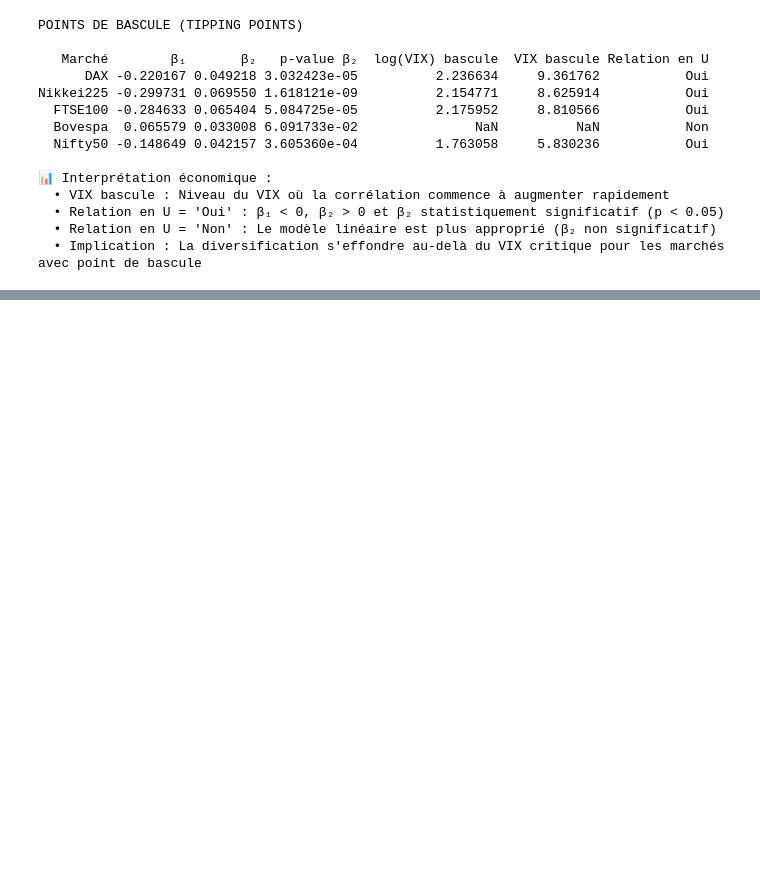
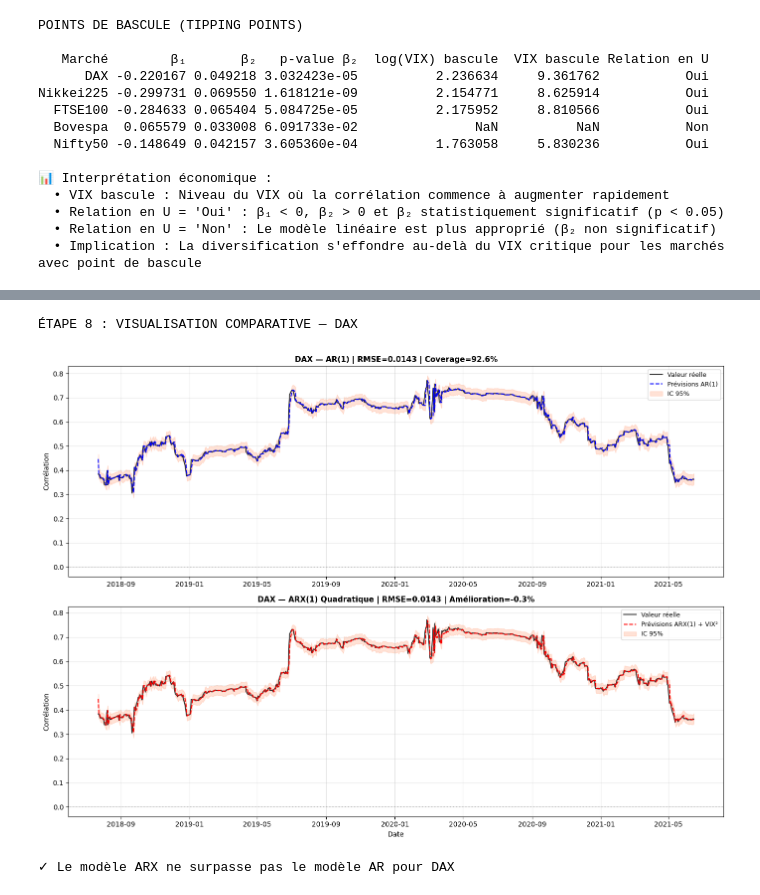
Before and after one commit to Lilas-Bertot/ETUDE-DE-CAS-1-V3, a Jupyter notebook: Étude de Cas.ipynb, the cells around one changed output, grey strips where cells are left out. Drawn from its saved outputs; the diff is of its cells as text; code cells hidden in the pictures; blank space fills up the shorter version.

```diff
--- a/Étude de Cas.ipynb
+++ b/Étude de Cas.ipynb
@@ -1645,0 +1717,18 @@ COMPARAISON VISUELLE : LINÉAIRE vs QUADRATIQUE (superposés)
+# %%
+# ÉTAPE 2 : Split train/test pour modèles ARX (même split que Partie 2.2)
+
+# Utiliser l'intersection des indices (arx_data a une ligne de moins à cause du lag)
+train_idx = train_data.index.intersection(arx_data.index)
+test_idx = test_data.index.intersection(arx_data.index)
+
+arx_train = arx_data.loc[train_idx]
+arx_test = arx_data.loc[test_idx]
+
+print("ÉTAPE 2 : SPLIT TRAIN/TEST POUR MODÈLES ARX")
+print(f"\nTraining set : {len(arx_train)} observations")
+print(f"  Période : {arx_train.index[0].date()} à {arx_train.index[-1].date()}")
+
+print(f"\nTest set : {len(arx_test)} observations")
+print(f"  Période : {arx_test.index[0].date()} à {arx_test.index[-1].date()}")
+
+print(f"\n✓ Split aligné avec AR (perte d'1 observation à cause du lag VIX)")
@@ -1645,0 +2111,58 @@ COMPARAISON VISUELLE : LINÉAIRE vs QUADRATIQUE (superposés)
+# %%
+# ÉTAPE 8 : Visualisation comparative pour un marché
+
+# Sélectionner un marché pour visualisation détaillée
+selected_market = 'DAX'
+
+print(f"ÉTAPE 8 : VISUALISATION COMPARATIVE — {selected_market}\n")
+
+models = arx_results[selected_market]
+ar_model = models['ar']
+arx_model = models['arx']
+
+# Récupérer les données de test
+test_corr = arx_test[f'corr_SP500_{selected_market}']
+test_dates = test_corr.index
+
+fig, (ax1, ax2) = plt.subplots(2, 1, figsize=(14, 10))
+
+# Graphique 1 : Modèle AR
+ax1.plot(test_dates, ar_model['actuals'], label='Valeur réelle',
+         color='black', linewidth=1.5, alpha=0.8)
+ax1.plot(test_dates, ar_model['forecasts'], label=f'Prévisions AR({ar_model["p"]})',
+         color='blue', linewidth=1.5, linestyle='--')
+ax1.fill_between(test_dates, ar_model['lower_ci'], ar_model['upper_ci'],
+                  color='lightsalmon', alpha=0.3, label='IC 95%')
+ax1.set_title(f"{selected_market} — AR({ar_model['p']}) | RMSE={ar_model['rmse_test']:.4f} | Coverage={ar_model['coverage']:.1f}%",
+              fontsize=11, fontweight='bold')
+ax1.set_ylabel('Corrélation', fontsize=10)
+ax1.legend(loc='best', fontsize=9)
+ax1.grid(True, alpha=0.3)
+ax1.axhline(y=0, color='gray', linestyle=':', linewidth=0.8)
+
+# Graphique 2 : Modèle ARX Quadratique
+ax2.plot(test_dates, arx_model['actuals'], label='Valeur réelle',
+         color='black', linewidth=1.5, alpha=0.8)
+ax2.plot(test_dates, arx_model['forecasts'], label=f'Prévisions ARX({arx_model["p"]}) + VIX²',
+         color='red', linewidth=1.5, linestyle='--')
+ax2.fill_between(test_dates, arx_model['lower_ci'], arx_model['upper_ci'],
+                  color='lightsalmon', alpha=0.3, label='IC 95%')
+
+improvement = ((ar_model['rmse_test'] - arx_model['rmse_test']) / ar_model['rmse_test']) * 100
+
+ax2.set_title(f"{selected_market} — ARX({arx_model['p']}) Quadratique | RMSE={arx_model['rmse_test']:.4f} | Amélioration={improvement:.1f}%",
+              fontsize=11, fontweight='bold')
+ax2.set_xlabel('Date', fontsize=10)
+ax2.set_ylabel('Corrélation', fontsize=10)
+ax2.legend(loc='best', fontsize=9)
+ax2.grid(True, alpha=0.3)
+ax2.axhline(y=0, color='gray', linestyle=':', linewidth=0.8)
+
+plt.tight_layout()
+plt.show()
+
+print(f"\n✓ Le modèle ARX {'améliore' if improvement > 0 else 'ne surpasse pas'} le modèle AR pour {selected_market}")
+# %% [output]
+ÉTAPE 8 : VISUALISATION COMPARATIVE — DAX
+[figure, added]
+✓ Le modèle ARX ne surpasse pas le modèle AR pour DAX
```
Also changed, not shown: parts of 10 cells of this notebook.
